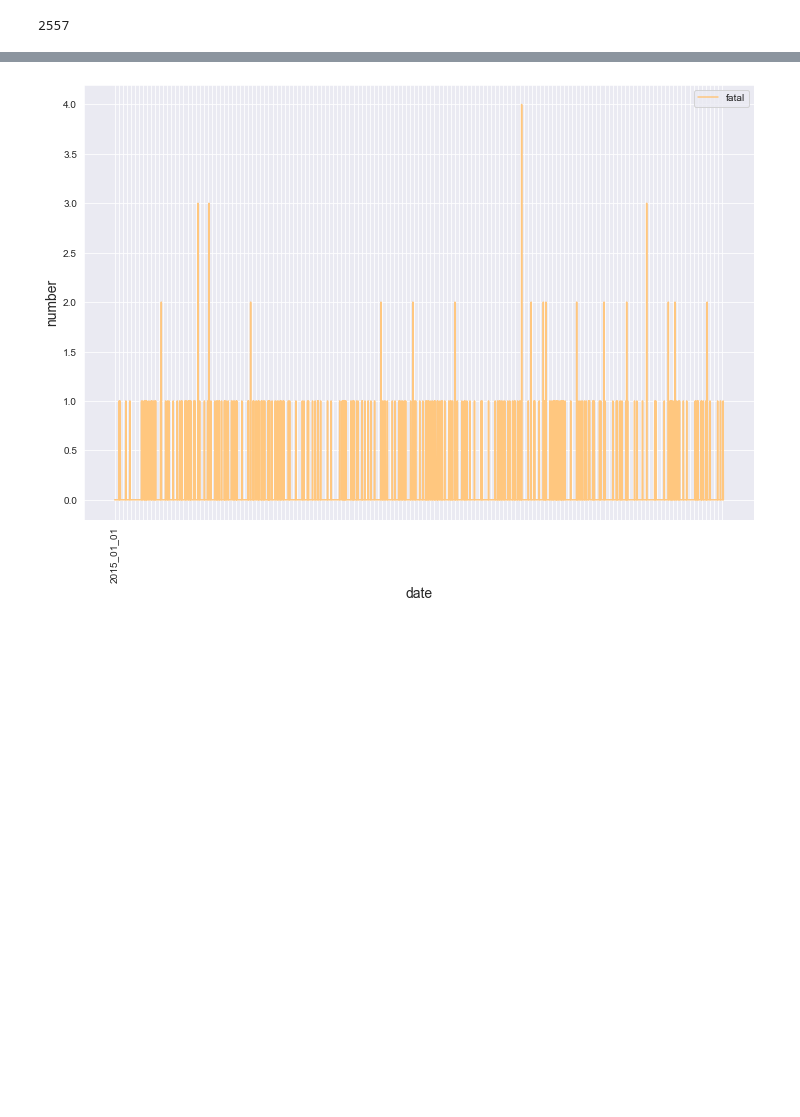
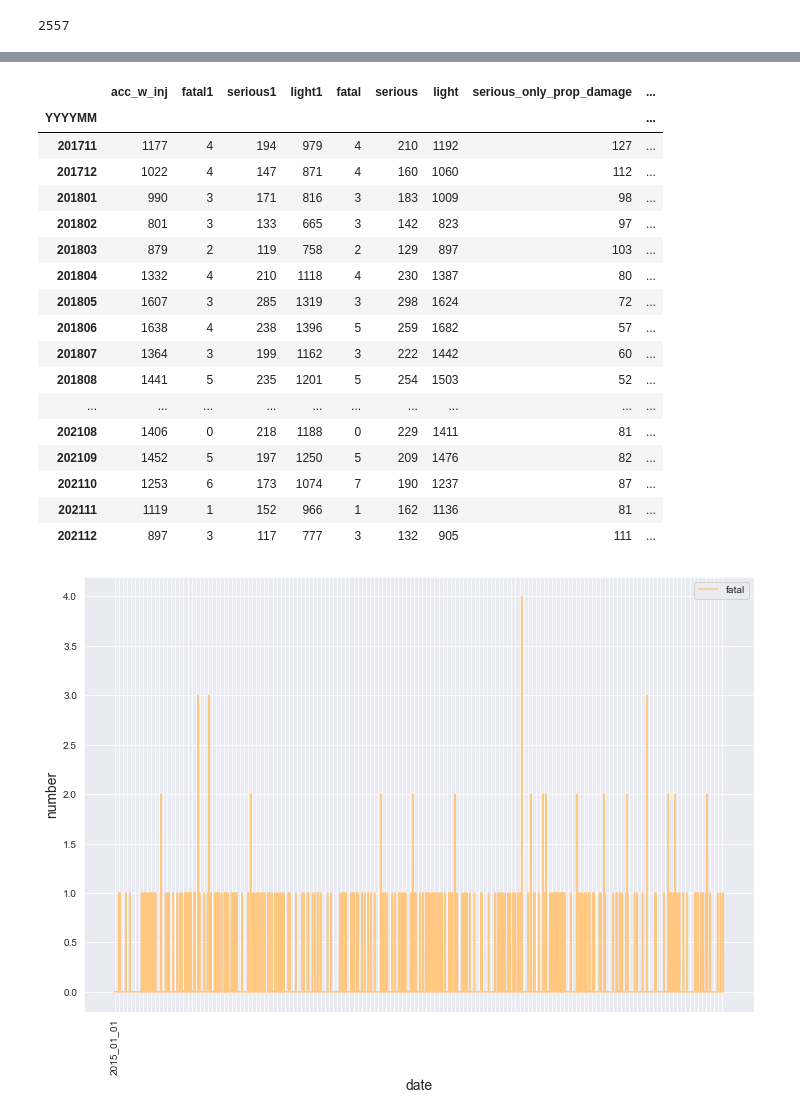
Before and after one commit to SEberwein/Berlin_traffic_accidents_2018-2020, a Jupyter notebook: extract_xlsx_data.ipynb, the cells around one changed output, grey strips where cells are left out. Drawn from its saved outputs; the diff is of its cells as text; code cells hidden in the pictures; blank space fills up the shorter version.

```diff
--- a/extract_xlsx_data.ipynb
+++ b/extract_xlsx_data.ipynb
@@ -287,0 +290,9 @@ data1.sample(10)
+# %%
+# dates scraped with vacation_scraper.py
+with open("./data/school_vacation_days_berlin.txt") as f:
+    school_vac_lst = f.read().splitlines()
+with open("./data/bank_holidays_berlin.txt") as f:
+    bank_holid_lst = f.read().splitlines()
+# %%
+data["bank_holiday"] = list(map(lambda x: 1 if x in bank_holid_lst else 0, data.date))
+data["school_vacation"] = list(map(lambda x: 1 if x in school_vac_lst else 0, data.date))
@@ -288,3 +315,24 @@ data1.sample(10)
+# %%
+data.groupby("YYYYMM").sum()
+# %% [output]
+|  | acc_w_inj | fatal1 | serious1 | light1 | fatal | serious | light | serious_only_prop_damage | ... |
+| YYYYMM |  |  |  |  |  |  |  |  | ... |
+| 201711 | 1177 | 4 | 194 | 979 | 4 | 210 | 1192 | 127 | ... |
+| 201712 | 1022 | 4 | 147 | 871 | 4 | 160 | 1060 | 112 | ... |
+| 201801 | 990 | 3 | 171 | 816 | 3 | 183 | 1009 | 98 | ... |
+| 201802 | 801 | 3 | 133 | 665 | 3 | 142 | 823 | 97 | ... |
+| 201803 | 879 | 2 | 119 | 758 | 2 | 129 | 897 | 103 | ... |
+| 201804 | 1332 | 4 | 210 | 1118 | 4 | 230 | 1387 | 80 | ... |
+| 201805 | 1607 | 3 | 285 | 1319 | 3 | 298 | 1624 | 72 | ... |
+| 201806 | 1638 | 4 | 238 | 1396 | 5 | 259 | 1682 | 57 | ... |
+| 201807 | 1364 | 3 | 199 | 1162 | 3 | 222 | 1442 | 60 | ... |
+| 201808 | 1441 | 5 | 235 | 1201 | 5 | 254 | 1503 | 52 | ... |
+| ... | ... | ... | ... | ... | ... | ... | ... | ... | ... |
+| 202108 | 1406 | 0 | 218 | 1188 | 0 | 229 | 1411 | 81 | ... |
+| 202109 | 1452 | 5 | 197 | 1250 | 5 | 209 | 1476 | 82 | ... |
+| 202110 | 1253 | 6 | 173 | 1074 | 7 | 190 | 1237 | 87 | ... |
+| 202111 | 1119 | 1 | 152 | 966 | 1 | 162 | 1136 | 81 | ... |
+| 202112 | 897 | 3 | 117 | 777 | 3 | 132 | 905 | 111 | ... |
 # %%
 # save as csv
 # %%
```
Also changed, not shown: parts of 3 cells of this notebook, 5 other files.
